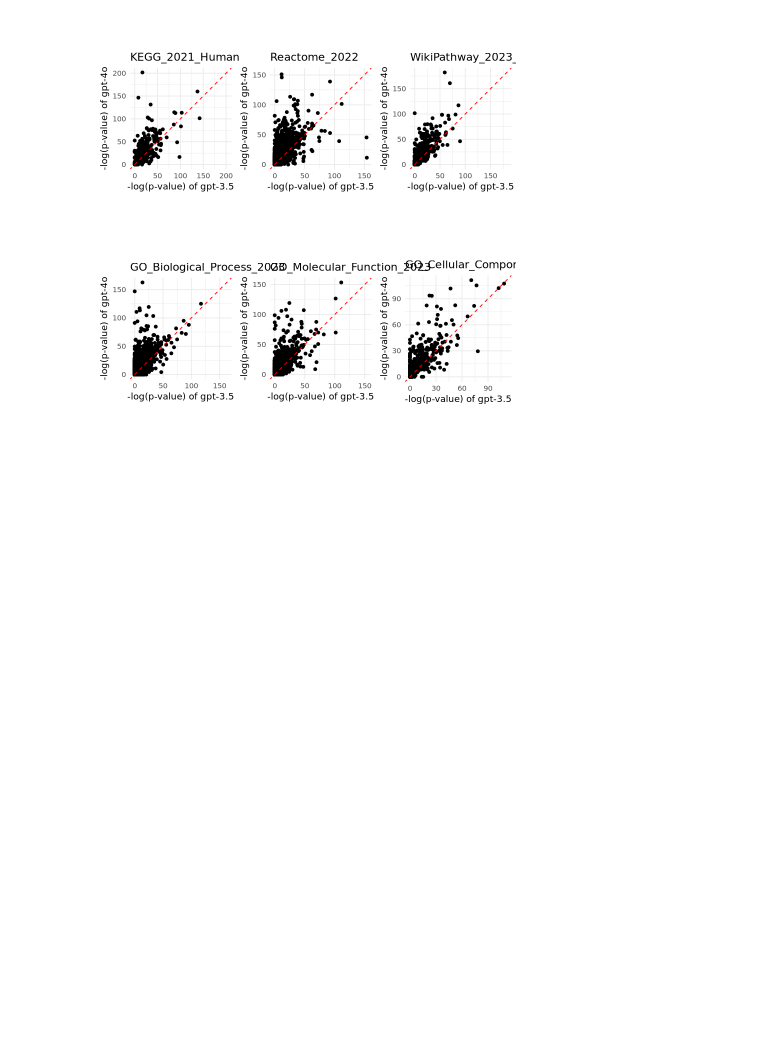
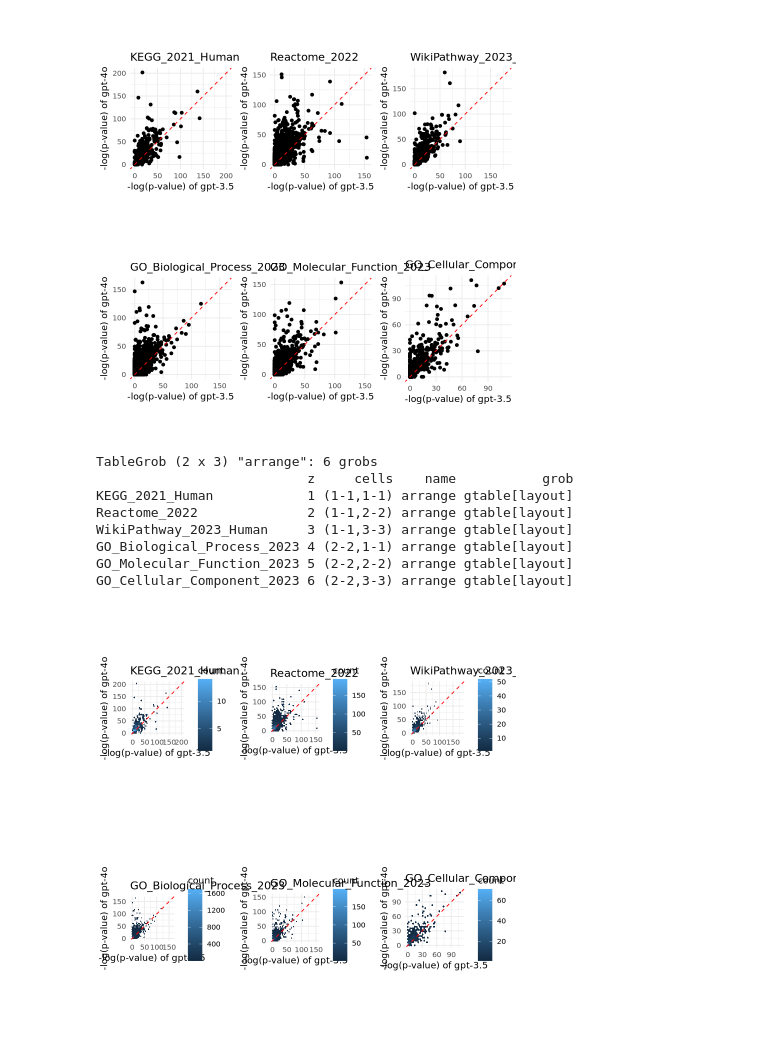
Before and after one commit to Alector-BIO/llm2geneset, a Jupyter notebook: notebooks/figures.ipynb, the cells around one changed output. Saved outputs shown, nothing was run; the diff lists cells and outputs as text; code cells hidden in the pictures; blank space fills up the shorter version.

```diff
--- a/notebooks/figures.ipynb
+++ b/notebooks/figures.ipynb
@@ -273,3 +266,48 @@ combined_plot <- do.call(gridExtra::grid.arrange, c(plots, ncol = 3))
 # %%
 # Save the plot
 ggsave(filename = "figures/5_scatter_plot_logp_compare_models.pdf", plot = combined_plot, device = "pdf", width = 10, height = 10, dpi = 300)
+# %%
+library(hexbin)
+# Filter data for unique models
+model1 <- df %>% filter(model == "gpt-3.5-turbo-0125")
+model2 <- df %>% filter(model == "gpt-4o-2024-05-13")
+
+# Initialize an empty list to store plots
+plots <- list()
+
+# For each database, plot log_p of gpt-3.5-turbo-0125 against log_p of gpt-4o-2024-05-13
+databases <- unique(df$database)
+for(d in databases){
+  df1 <- model1 %>% filter(database == d)
+  df2 <- model2 %>% filter(database == d)
+  joined_df <- merge(df1, df2, by = "descr", suffixes = c("_1", "_2"))
+  joined_df <- joined_df %>% filter(!is.infinite(log_p_1)) # drop rows with inf values
+  joined_df <- joined_df %>% filter(!is.infinite(log_p_2))
+  max_value <- max(max(joined_df$log_p_1), max(joined_df$log_p_2))
+
+  # Create a hexbin plot
+  plots[[d]] <- ggplot(data = joined_df, aes(x = log_p_1, y = log_p_2)) +
+    geom_hex(bins = 30) +  # Adjust bins as needed
+    geom_abline(intercept = 0, slope = 1, color = "red", linetype = "dashed") +  # Add diagonal line
+    labs(title = d,
+         x = "-log(p-value) of gpt-3.5",
+         y = "-log(p-value) of gpt-4o") +
+    theme_minimal() +
+    coord_equal(xlim = c(0, max_value), ylim = c(0, max_value))   # Ensure square aspect ratio
+}
+
+# Combine all plots into a single faceted plot
+combined_plot <- do.call(gridExtra::grid.arrange, c(plots, ncol = 3))
+
+# Display the combined plot
+print(combined_plot)
+# %% [output]
+TableGrob (2 x 3) "arrange": 6 grobs
+                           z     cells    name           grob
+KEGG_2021_Human            1 (1-1,1-1) arrange gtable[layout]
+Reactome_2022              2 (1-1,2-2) arrange gtable[layout]
+WikiPathway_2023_Human     3 (1-1,3-3) arrange gtable[layout]
+GO_Biological_Process_2023 4 (2-2,1-1) arrange gtable[layout]
+GO_Molecular_Function_2023 5 (2-2,2-2) arrange gtable[layout]
+GO_Cellular_Component_2023 6 (2-2,3-3) arrange gtable[layout]
+[figure, added]
```
Also changed, not shown: parts of 2 cells of this notebook.
